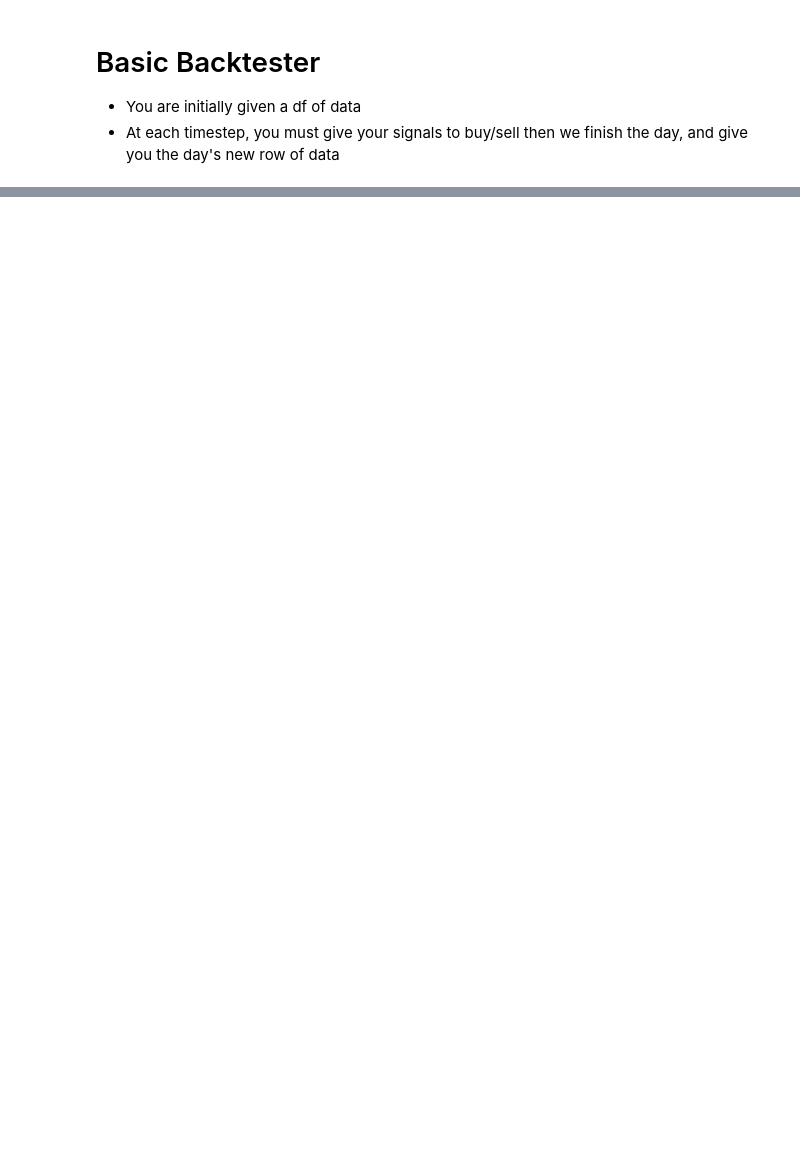
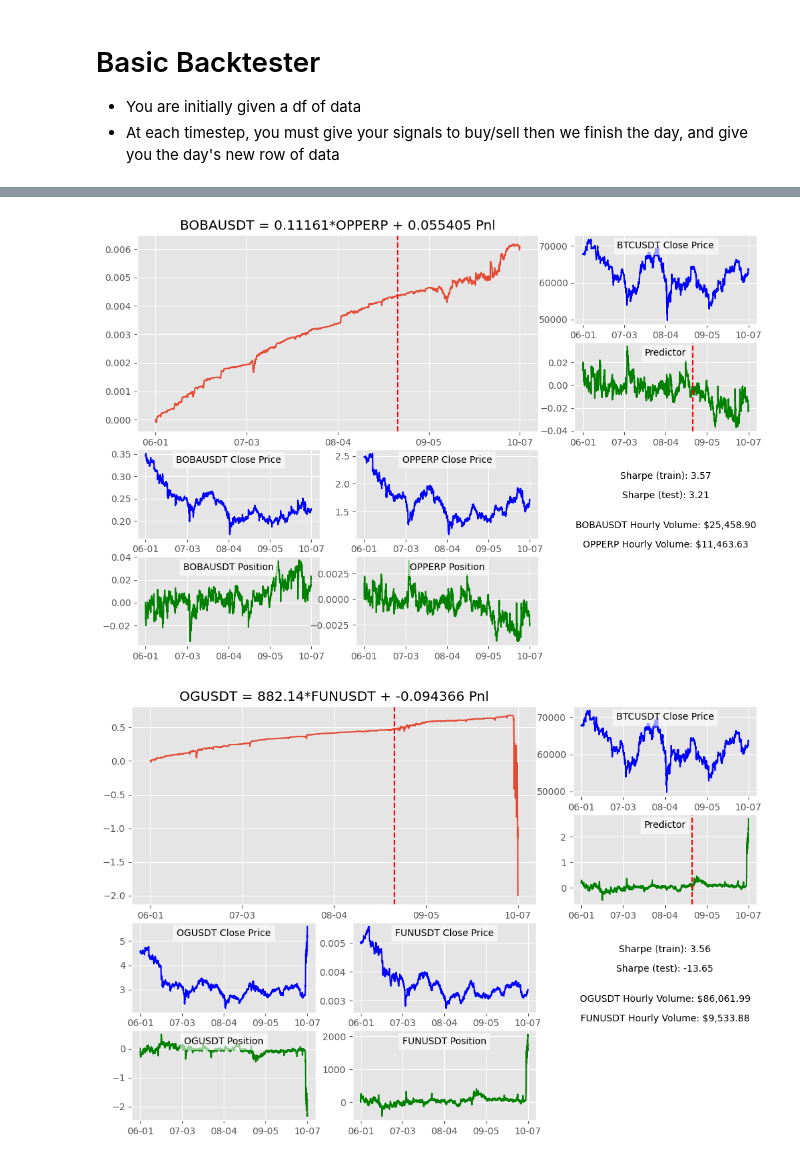
Before and after one commit to akhilkammila/cryptoAnalysis, a Jupyter notebook: cryptoAnalysis/backtest.ipynb, the cells around one changed output, grey strips where cells are left out. Cells and saved outputs as stored; diff of their text form; code cells hidden in the pictures; blank space fills up the shorter version.

```diff
--- a/cryptoAnalysis/backtest.ipynb
+++ b/cryptoAnalysis/backtest.ipynb
@@ -202,31 +302,34 @@ def test_statarb(stock1, stock2, slope, intercept):
 # %%
 test_statarb('BOBAUSDT', 'OPPERP', 0.11161, 0.055405)
-test_statarb('BOBAUSDT', 'SHIB1000PERP', 10.91, 0.058972)
-test_statarb('BOBAUSDT', 'ETCPERP', 0.01217, -0.025953)
+# test_statarb('BOBAUSDT', 'SHIB1000PERP', 10.91, 0.058972)
+# test_statarb('BOBAUSDT', 'ETCPERP', 0.01217, -0.025953)
 test_statarb('OGUSDT', 'FUNUSDT', 882.14, -0.094366)
-test_statarb('XCNUSDT', 'BOBAUSDT', 0.0060625, 3.608e-05)
+# test_statarb('XCNUSDT', 'BOBAUSDT', 0.0060625, 3.608e-05)
 test_statarb('XCNUSDT', 'ETCPERP', 7.6725e-05, -0.00018775)
 test_statarb('SCRTUSDT', 'ONDOPERP', 0.25492, 0.014382)
-test_statarb('BOBAUSDT', 'CEEKUSDT', 5.1202, 0.058133)
+# test_statarb('BOBAUSDT', 'CEEKUSDT', 5.1202, 0.058133)
 test_statarb('OSMOUSDT', 'CEEKUSDT', 17.422, -0.13159)
 test_statarb('BALUSDT', 'XCHUSDT', 0.12793, 0.0098473)
-test_statarb('BOBAUSDT', 'OGUSDT', 0.06116, 0.050148)
-test_statarb('BOBAUSDT', 'FUNUSDT', 54.638, 0.041773)
-test_statarb('OGUSDT', 'SHIB1000PERP', 170.9, 0.27453)
-test_statarb('BOBAUSDT', 'OSMOUSDT', 0.29192, 0.097831)
-test_statarb('BOBAUSDT', 'ARBPERP', 0.22253, 0.082817)
-test_statarb('AEVOPERP', 'SHIB1000PERP', 48.891, -0.33363)
-test_statarb('XCNUSDT', 'SCRTUSDT', 0.0039488, 0.00046395)
-test_statarb('CEEKUSDT', 'SHIB1000PERP', 2.0766, 0.0011058)
-test_statarb('ONDOPERP', 'ARBPERP', 1.2489, 0.08554)
-test_statarb('IDEXUSDT', 'LTOUSDT', 0.24789, 0.01044)
-test_statarb('XCHUSDT', 'ONDOPERP', 21.691, -1.0153)
-test_statarb('LTOUSDT', 'FUNUSDT', 45.814, -0.045224)
-test_statarb('IDEXUSDT', 'XCNUSDT', 32.808, -0.0084081)
-test_statarb('CETUSUSDT', 'TIAPERP', 0.0089752, 0.011333)
-test_statarb('LTOUSDT', 'AEVOPERP', 0.17806, 0.036305)
-test_statarb('IDEXUSDT', 'BOBAUSDT', 0.2105, -0.010112)
-test_statarb('OSMOUSDT', 'AEVOPERP', 0.71732, 0.14629)
-test_statarb('LTOUSDT', 'CEEKUSDT', 4.3171, -0.032395)
-test_statarb('BOBAUSDT', 'ORDIPERP', 0.0039328, 0.10157)
-test_statarb('IDEXUSDT', 'OPPERP', 0.023748, 0.0011077)
+# test_statarb('BOBAUSDT', 'OGUSDT', 0.06116, 0.050148)
+# test_statarb('BOBAUSDT', 'FUNUSDT', 54.638, 0.041773)
+# test_statarb('OGUSDT', 'SHIB1000PERP', 170.9, 0.27453)
+# test_statarb('BOBAUSDT', 'OSMOUSDT', 0.29192, 0.097831)
+# test_statarb('BOBAUSDT', 'ARBPERP', 0.22253, 0.082817)
+# test_statarb('AEVOPERP', 'SHIB1000PERP', 48.891, -0.33363)
+# test_statarb('XCNUSDT', 'SCRTUSDT', 0.0039488, 0.00046395)
+# test_statarb('CEEKUSDT', 'SHIB1000PERP', 2.0766, 0.0011058)
+# test_statarb('ONDOPERP', 'ARBPERP', 1.2489, 0.08554)
+# test_statarb('IDEXUSDT', 'LTOUSDT', 0.24789, 0.01044)
+# test_statarb('XCHUSDT', 'ONDOPERP', 21.691, -1.0153)
+# test_statarb('LTOUSDT', 'FUNUSDT', 45.814, -0.045224)
+# test_statarb('IDEXUSDT', 'XCNUSDT', 32.808, -0.0084081)
+# test_statarb('CETUSUSDT', 'TIAPERP', 0.0089752, 0.011333)
+# test_statarb('LTOUSDT', 'AEVOPERP', 0.17806, 0.036305)
+# test_statarb('IDEXUSDT', 'BOBAUSDT', 0.2105, -0.010112)
+# test_statarb('OSMOUSDT', 'AEVOPERP', 0.71732, 0.14629)
+# test_statarb('LTOUSDT', 'CEEKUSDT', 4.3171, -0.032395)
+# test_statarb('BOBAUSDT', 'ORDIPERP', 0.0039328, 0.10157)
+# test_statarb('IDEXUSDT', 'OPPERP', 0.023748, 0.0011077)
+# %% [output]
+[figure, added]
+[figure, added]
```
Also changed, not shown: parts of 5 cells of this notebook, 1 other file.
